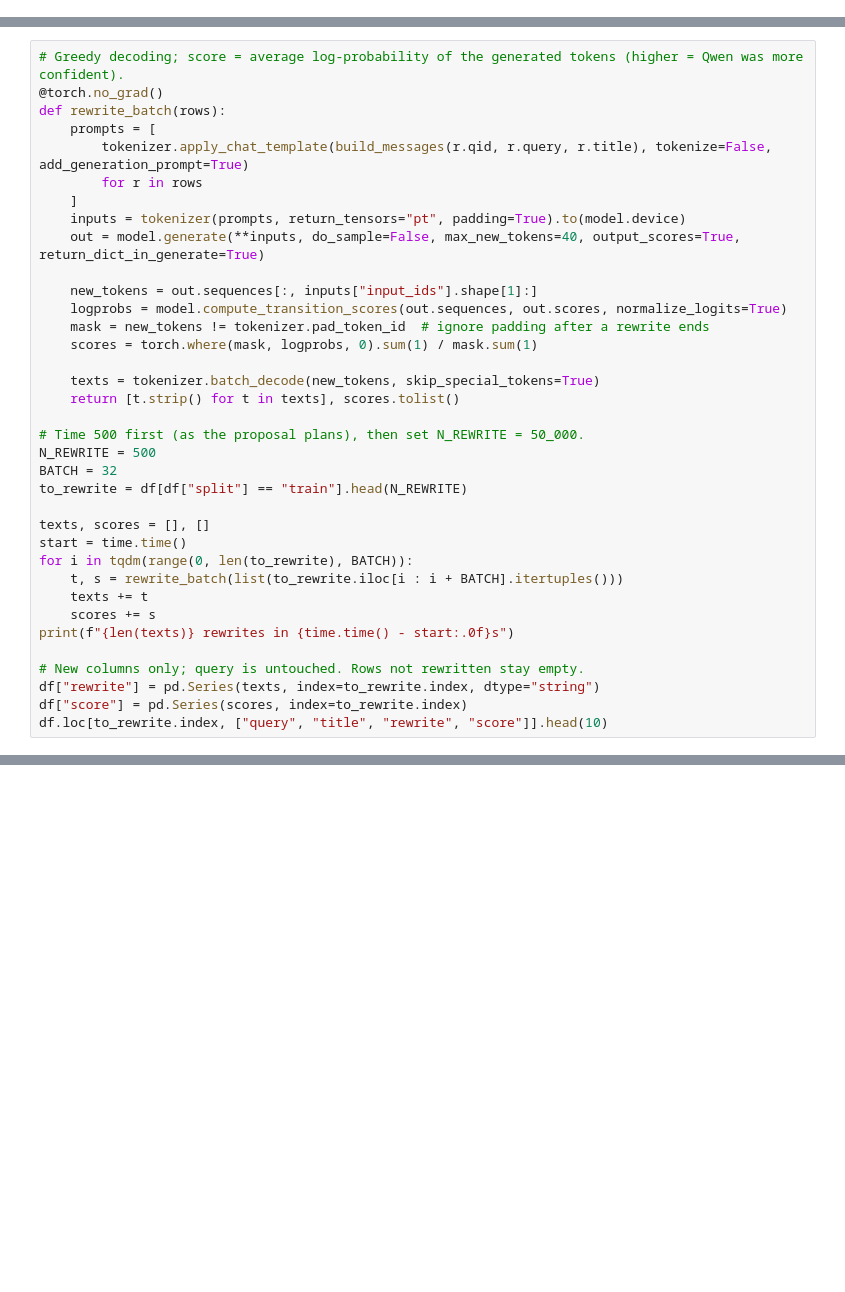
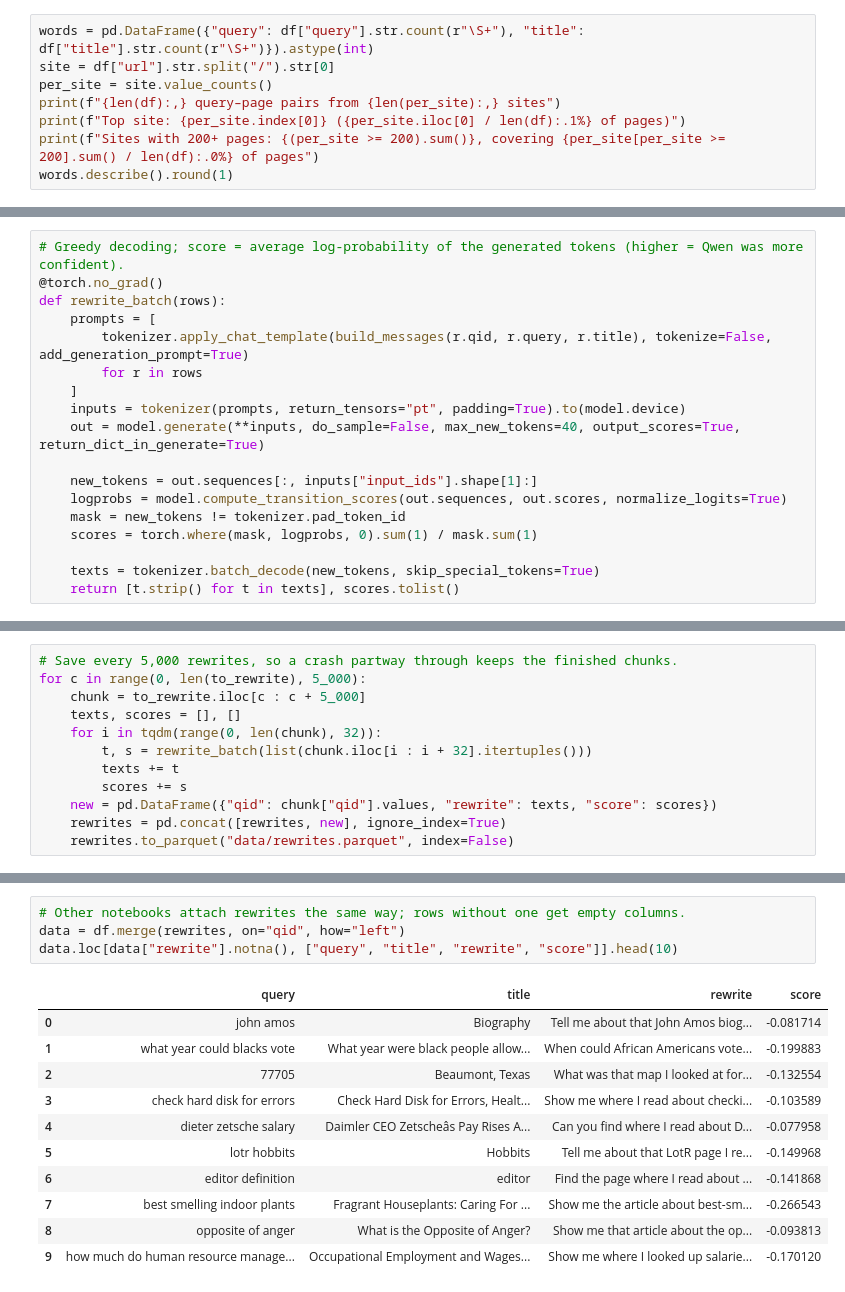
Before and after one commit to Adi-Ram123/Conversational-History-Retriever, a Jupyter notebook: notebooks/data.ipynb, the cells around one changed output, grey strips where cells are left out. Cells and saved outputs as stored; diff of their text form; blank space fills up the shorter version.

```diff
--- a/notebooks/data.ipynb
+++ b/notebooks/data.ipynb
@@ -94,0 +48,8 @@ print(df["split"].value_counts())
+# %%
+words = pd.DataFrame({"query": df["query"].str.count(r"\S+"), "title": df["title"].str.count(r"\S+")}).astype(int)
+site = df["url"].str.split("/").str[0]
+per_site = site.value_counts()
+print(f"{len(df):,} query–page pairs from {len(per_site):,} sites")
+print(f"Top site: {per_site.index[0]} ({per_site.iloc[0] / len(df):.1%} of pages)")
+print(f"Sites with 200+ pages: {(per_site >= 200).sum()}, covering {per_site[per_site >= 200].sum() / len(df):.0%} of pages")
+words.describe().round(1)
@@ -163,26 +182,8 @@ def rewrite_batch(rows):
 
     new_tokens = out.sequences[:, inputs["input_ids"].shape[1]:]
     logprobs = model.compute_transition_scores(out.sequences, out.scores, normalize_logits=True)
-    mask = new_tokens != tokenizer.pad_token_id  # ignore padding after a rewrite ends
+    mask = new_tokens != tokenizer.pad_token_id
     scores = torch.where(mask, logprobs, 0).sum(1) / mask.sum(1)
 
     texts = tokenizer.batch_decode(new_tokens, skip_special_tokens=True)
     return [t.strip() for t in texts], scores.tolist()
-
-# Time 500 first (as the proposal plans), then set N_REWRITE = 50_000.
-N_REWRITE = 500
-BATCH = 32
-to_rewrite = df[df["split"] == "train"].head(N_REWRITE)
-
-texts, scores = [], []
-start = time.time()
-for i in tqdm(range(0, len(to_rewrite), BATCH)):
-    t, s = rewrite_batch(list(to_rewrite.iloc[i : i + BATCH].itertuples()))
-    texts += t
-    scores += s
-print(f"{len(texts)} rewrites in {time.time() - start:.0f}s")
-
-# New columns only; query is untouched. Rows not rewritten stay empty.
-df["rewrite"] = pd.Series(texts, index=to_rewrite.index, dtype="string")
-df["score"] = pd.Series(scores, index=to_rewrite.index)
-df.loc[to_rewrite.index, ["query", "title", "rewrite", "score"]].head(10)
@@ -202,0 +190,12 @@ print(f"Saved {len(df):,} rows to {OUT / 'orcas_rewrites.parquet'}")
+# %%
+# Save every 5,000 rewrites, so a crash partway through keeps the finished chunks.
+for c in range(0, len(to_rewrite), 5_000):
+    chunk = to_rewrite.iloc[c : c + 5_000]
+    texts, scores = [], []
+    for i in tqdm(range(0, len(chunk), 32)):
+        t, s = rewrite_batch(list(chunk.iloc[i : i + 32].itertuples()))
+        texts += t
+        scores += s
+    new = pd.DataFrame({"qid": chunk["qid"].values, "rewrite": texts, "score": scores})
+    rewrites = pd.concat([rewrites, new], ignore_index=True)
+    rewrites.to_parquet("data/rewrites.parquet", index=False)
@@ -202,0 +219,16 @@ print(f"Saved {len(df):,} rows to {OUT / 'orcas_rewrites.parquet'}")
+# %%
+# Other notebooks attach rewrites the same way; rows without one get empty columns.
+data = df.merge(rewrites, on="qid", how="left")
+data.loc[data["rewrite"].notna(), ["query", "title", "rewrite", "score"]].head(10)
+# %% [output]
+|  | query | title | rewrite | score |
+| 0 | john amos | Biography | Tell me about that John Amos biog... | -0.081714 |
+| 1 | what year could blacks vote | What year were black people allow... | When could African Americans vote... | -0.199883 |
+| 2 | 77705 | Beaumont, Texas | What was that map I looked at for... | -0.132554 |
+| 3 | check hard disk for errors | Check Hard Disk for Errors, Healt... | Show me where I read about checki... | -0.103589 |
+| 4 | dieter zetsche salary | Daimler CEO Zetscheâs Pay Rises A... | Can you find where I read about D... | -0.077958 |
+| 5 | lotr hobbits | Hobbits | Tell me about that LotR page I re... | -0.149968 |
+| 6 | editor definition | editor | Find the page where I read about ... | -0.141868 |
+| 7 | best smelling indoor plants | Fragrant Houseplants: Caring For ... | Show me the article about best-sm... | -0.266543 |
+| 8 | opposite of anger | What is the Opposite of Anger? | Show me that article about the op... | -0.093813 |
+| 9 | how much do human resource manage... | Occupational Employment and Wages... | Show me where I looked up salarie... | -0.170120 |
```
Also changed, not shown: parts of 23 cells of this notebook.
